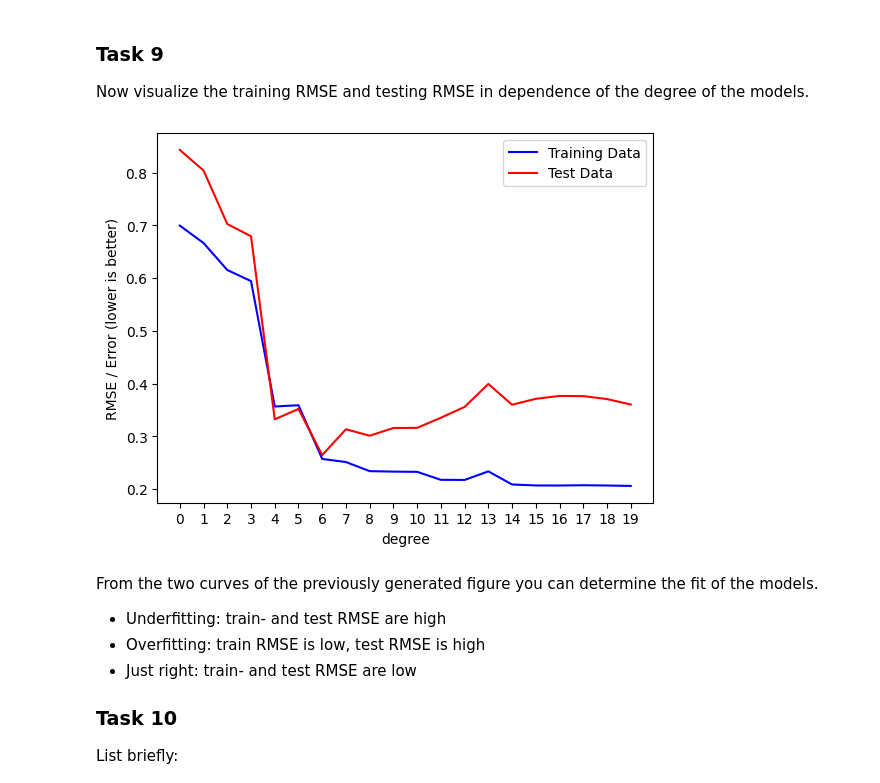
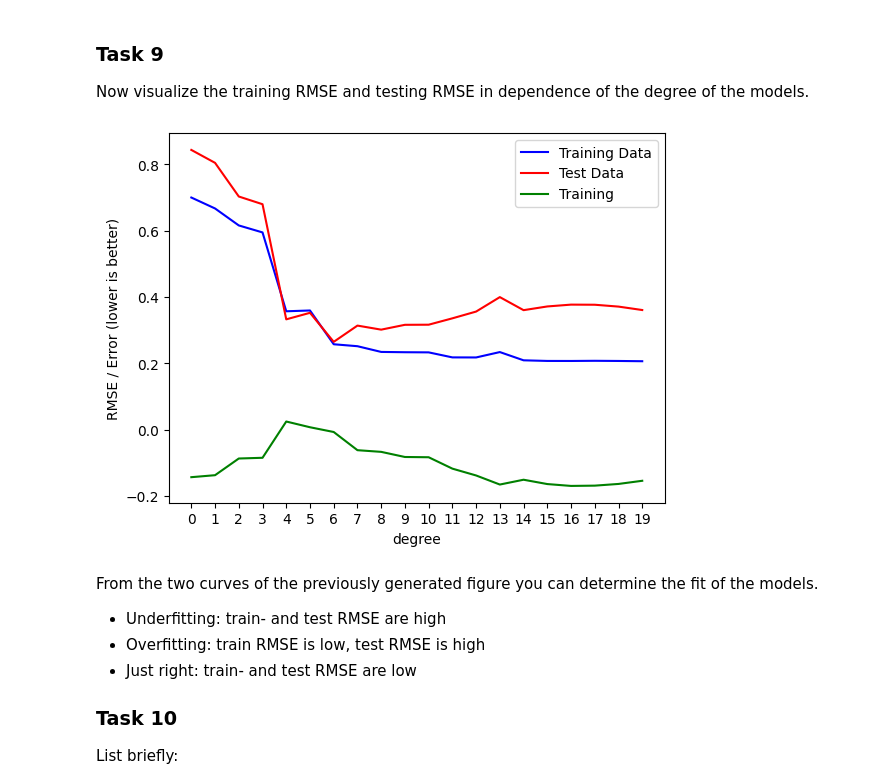
Before and after one commit to HerrMotz/AGDML-Lab, a Jupyter notebook: 02_Polynomial_Regression/02_Polynomial_Regression.ipynb, the cells around one changed output. Saved outputs shown, nothing was run; the diff lists cells and outputs as text; code cells hidden in the pictures.

```diff
--- a/02_Polynomial_Regression/02_Polynomial_Regression.ipynb
+++ b/02_Polynomial_Regression/02_Polynomial_Regression.ipynb
@@ -214,7 +214,9 @@ for i in range(0, 5):
             pr.fit(X, Y)
 
             y = pr.predict(poly(X, model_degrees[z]))
-            axes[i, j].plot(X, y)
+            axes[i, j].plot(X, y, label=f"c={c}")
+            axes[i, j].legend()
+            axes[i, j].set_title(f"d={z}")
 
         z += 1
 
@@ -322,16 +324,17 @@ Now visualize the training RMSE and testing RMSE in dependence of the degree of
 # %%
 # TODO: plot RMSEs against polynomial degree
 
 plt.plot(range(20), rmse1, 'b', label="Training Data")
 plt.plot(range(20), rmse2, 'r', label="Test Data")
+plt.plot(range(20), np.array(rmse1)-np.array(rmse2), 'g', label="Training")
 
 plt.legend()
 plt.xlabel("degree")
 plt.ylabel("RMSE / Error (lower is better)")
 plt.xticks(range(20))
 plt.show()
 # %% [output]
-[figure, old version]
+[figure, new version]
 # %% [markdown]
 From the two curves of the previously generated figure you can determine the fit of the models.
 
```
Also changed, not shown: parts of 1 cell of this notebook.
